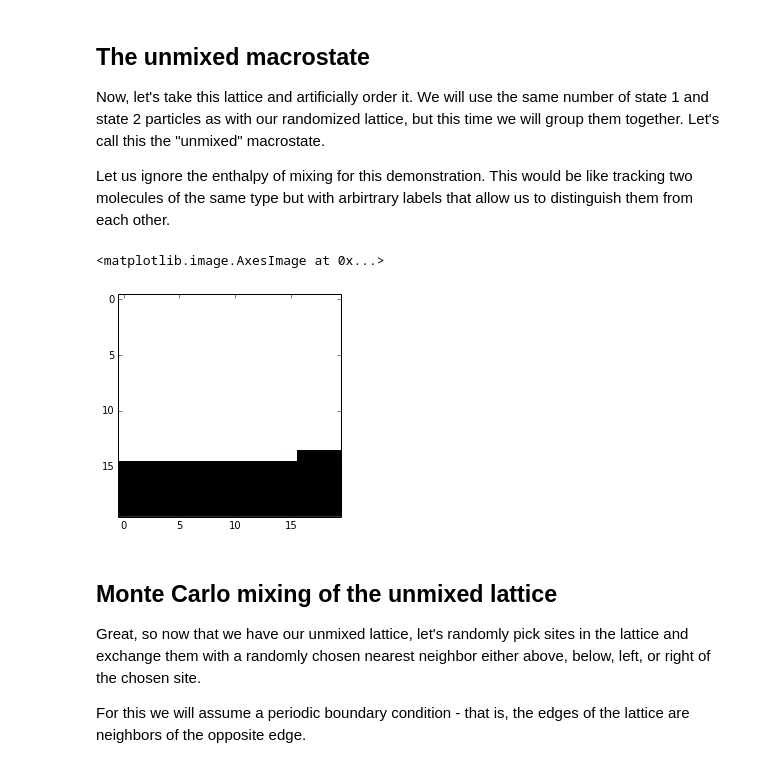
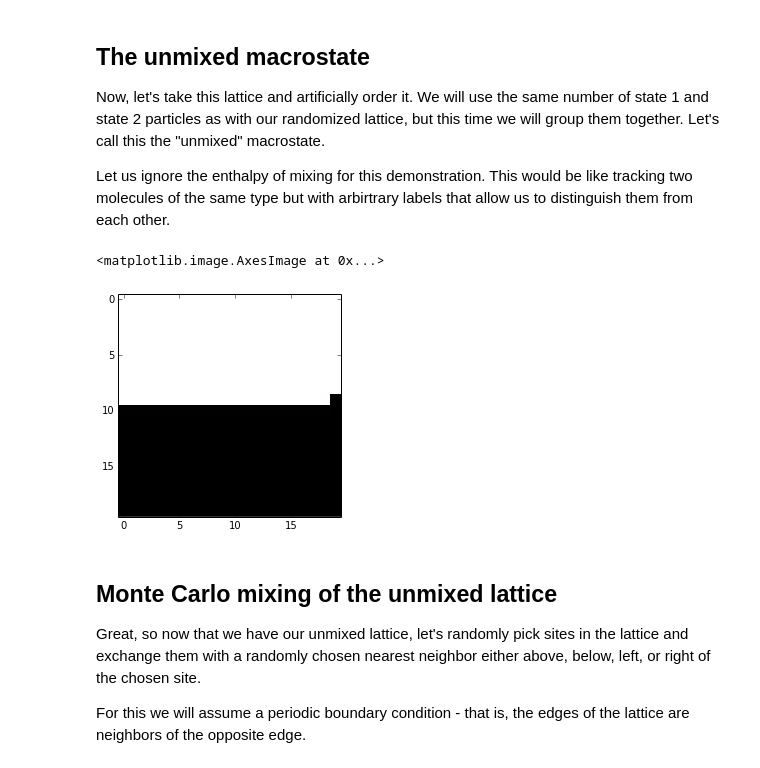
Before and after one commit to Intertangler/tutorials, a Jupyter notebook: 003_regular_solutions_tendency_towards_disorder.ipynb, the cells around one changed output. Drawn from its saved outputs; the diff is of its cells as text; code cells hidden in the pictures.

```diff
--- a/003_regular_solutions_tendency_towards_disorder.ipynb
+++ b/003_regular_solutions_tendency_towards_disorder.ipynb
@@ -14,6 +14,7 @@ lattice_width = 20
 lattice_height = 20
 m_sites = lattice_width*lattice_height
 lattice = np.zeros((lattice_height,lattice_width))
+m1_to_m2_ratio = 0.5
 
 m_1 = 0
 m_2 = 0
@@ -21,7 +22,7 @@ m_2 = 0
 for i in range(0,lattice_height):
     for j in range(0,lattice_width):
         random_number = random()
-        if random_number > 0.25:
+        if random_number > m1_to_m2_ratio:
             lattice[i,j] = 1
             m_1 += 1
         else:
@@ -42,20 +43,23 @@ Now, let's take this lattice and artificially order it. We will use the same num
 
 Let us ignore the enthalpy of mixing for this demonstration. This would be like tracking two molecules of the same type but with arbirtrary labels that allow us to distinguish them from each other.
 # %%
-lattice2 = np.zeros((lattice_height,lattice_width))
-counter = 0
-for i in range(0,lattice_height):
-    for j in range(0,lattice_width):
-        if counter <= m_1:
-            lattice2[i,j] = 1
-            counter += 1
-        else:
-            lattice2[i,j] = 2
-            counter += 1
+def reset(lattice_height,lattice_width):
+    lattice2 = np.zeros((lattice_height,lattice_width))
+    counter = 0
+    for i in range(0,lattice_height):
+        for j in range(0,lattice_width):
+            if counter <= m_1:
+                lattice2[i,j] = 1
+                counter += 1
+            else:
+                lattice2[i,j] = 2
+                counter += 1
+    return lattice2
+lattice2 = reset(lattice_height,lattice_width)
 plt.imshow(lattice2,cmap="Greys",interpolation='None')
 # %% [output]
 <matplotlib.image.AxesImage at 0x...>
-[figure, old version]
+[figure, new version]
 # %% [markdown]
 ## Monte Carlo mixing of the unmixed lattice
 Great, so now that we have our unmixed lattice, let's randomly pick sites in the lattice and exchange them with a randomly chosen nearest neighbor either above, below, left, or right of the chosen site.
```
Also changed, not shown: parts of 13 cells of this notebook.
